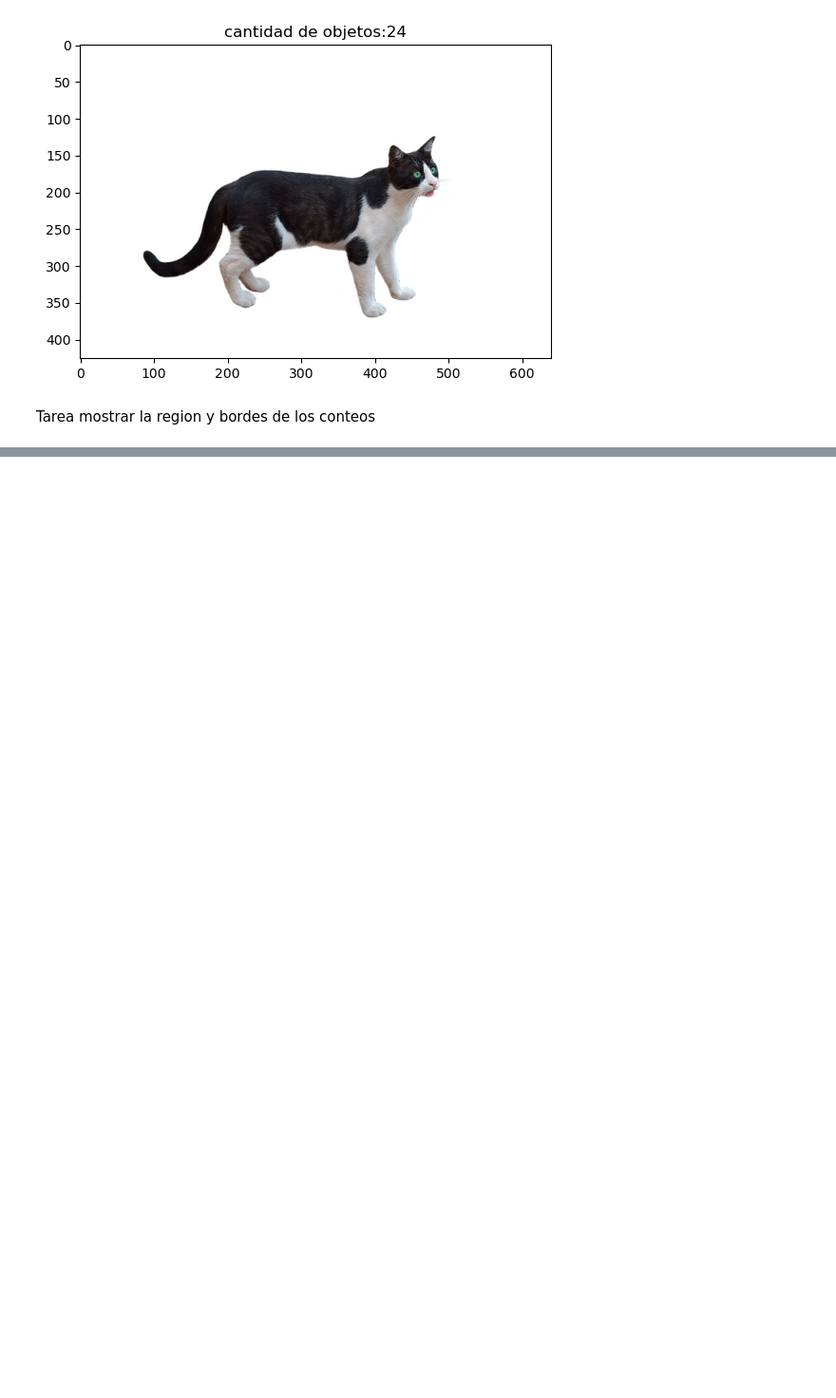
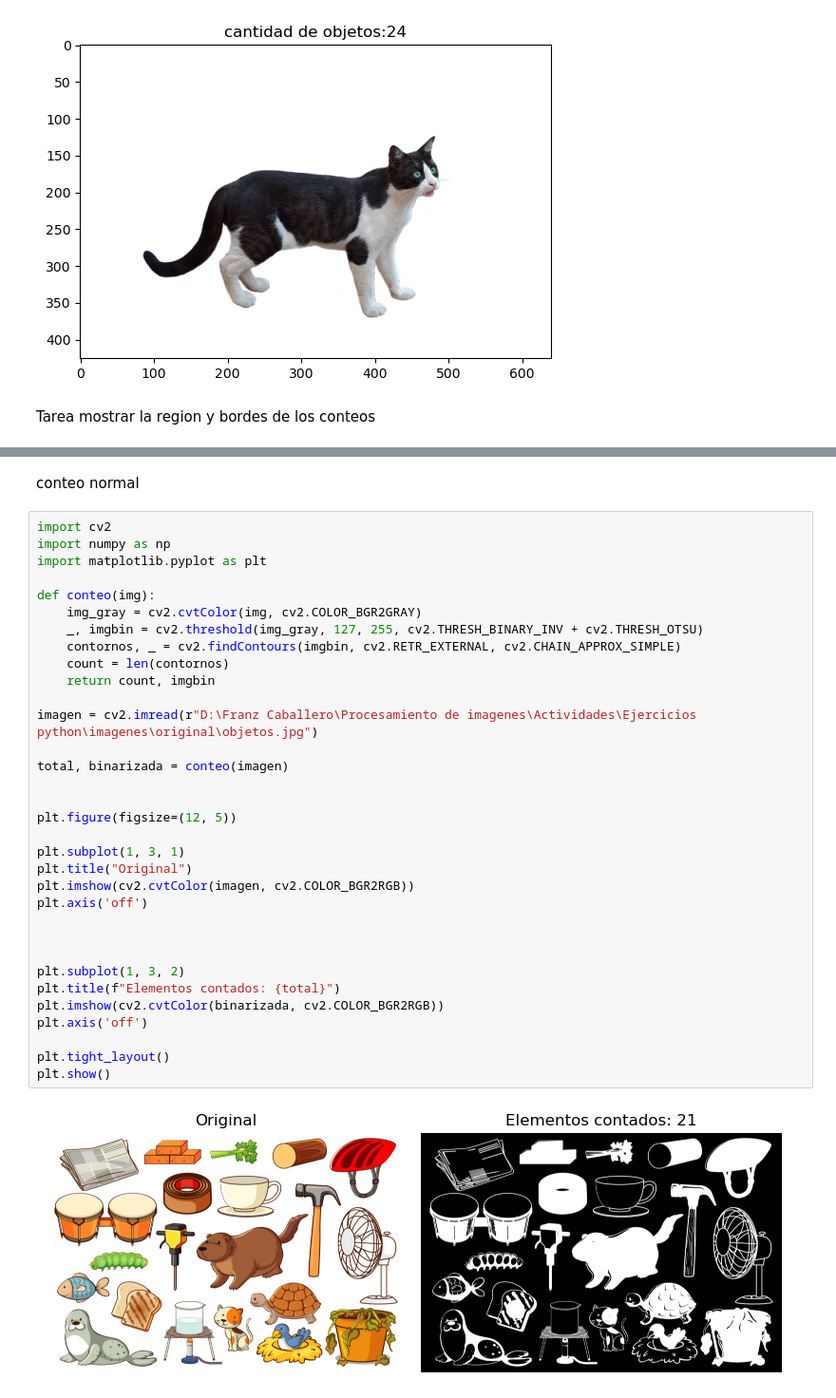
Before and after one commit to FcCaba/Procesamiento-De-Imagenes, a Jupyter notebook: unidad2/bordes_objetos.ipynb, the cells around one changed output, grey strips where cells are left out. Shown at 95% size. Drawn from its saved outputs; the diff is of its cells as text; blank space fills up the shorter version.

```diff
--- a/unidad2/bordes_objetos.ipynb
+++ b/unidad2/bordes_objetos.ipynb
@@ -176,0 +240,37 @@ Total de objetos detectados: 12
+# %% [markdown]
+conteo normal
+# %%
+import cv2
+import numpy as np
+import matplotlib.pyplot as plt
+
+def conteo(img):
+    img_gray = cv2.cvtColor(img, cv2.COLOR_BGR2GRAY)
+    _, imgbin = cv2.threshold(img_gray, 127, 255, cv2.THRESH_BINARY_INV + cv2.THRESH_OTSU)
+    contornos, _ = cv2.findContours(imgbin, cv2.RETR_EXTERNAL, cv2.CHAIN_APPROX_SIMPLE)
+    count = len(contornos)
+    return count, imgbin
+
+imagen = cv2.imread(r"D:\Franz Caballero\Procesamiento de imagenes\Actividades\Ejercicios python\imagenes\original\objetos.jpg")
+
+total, binarizada = conteo(imagen)
+
+
+plt.figure(figsize=(12, 5))
+
+plt.subplot(1, 3, 1)
+plt.title("Original")
+plt.imshow(cv2.cvtColor(imagen, cv2.COLOR_BGR2RGB))
+plt.axis('off')
+
+
+
+plt.subplot(1, 3, 2)
+plt.title(f"Elementos contados: {total}")
+plt.imshow(cv2.cvtColor(binarizada, cv2.COLOR_BGR2RGB))
+plt.axis('off')
+
+plt.tight_layout()
+plt.show()
+# %% [output]
+[figure, added]
```
Also changed, not shown: parts of 8 cells of this notebook, 2 other files.
